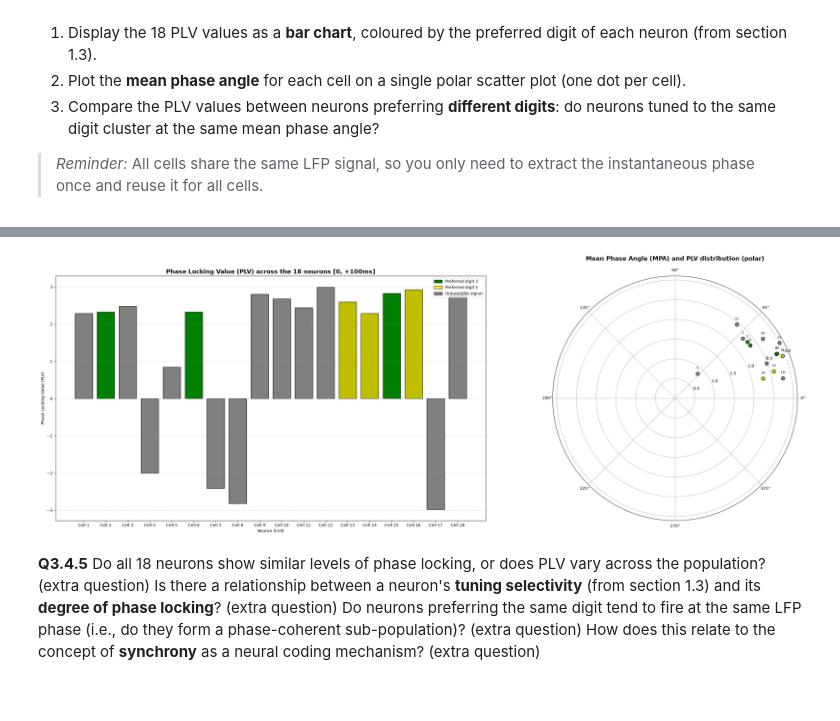
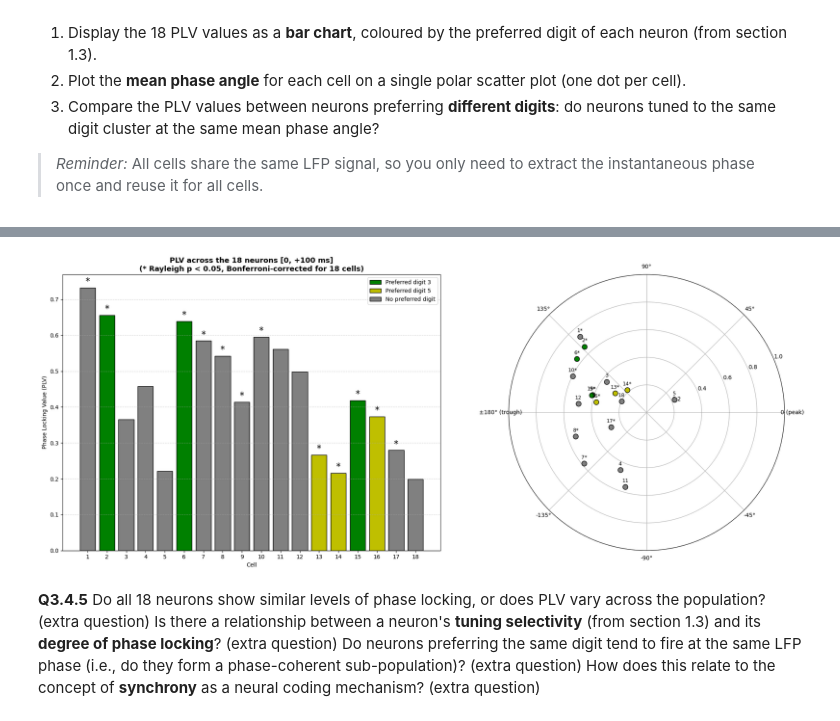
Before and after one commit to slerou/Group_1_HW_DataAnalysis_2026.ipynb, a Jupyter notebook: HW_SU_LFP_111026_student_2026.ipynb, the cells around one changed output, grey strips where cells are left out. Saved outputs shown, nothing was run; the diff lists cells and outputs as text; code cells hidden in the pictures.

```diff
--- a/HW_SU_LFP_111026_student_2026.ipynb
+++ b/HW_SU_LFP_111026_student_2026.ipynb
@@ -1101,13 +1089,14 @@ instantaneous_phase = np.angle(signal.hilbert(lfp_filtered))
 
 Cell_4_unit = unit_aligned[4]
 Cell_4_StimCond = cells[4]["StimCond"]
+Cell_4_onsets = Cell_4_StimCond[:, 0].astype(int) + 50 #touch time of each trial
 Stim_spike_phases = []
 
 for trial in range(len(Cell_4_StimCond)):
     window_spikes = Cell_4_unit[trial, 50:150]
     spike_times = np.where(window_spikes == 1)[0]
     for relative_time in spike_times:
-        absolute_sample = stim_onset + relative_time
+        absolute_sample = Cell_4_onsets[trial] + relative_time
         if 0 <= absolute_sample < len(instantaneous_phase):
             Stim_spike_phases.append(instantaneous_phase[absolute_sample])
 
@@ -1132,6 +1121,9 @@ ax.annotate('', xy=(MPA_stim, arrow_length), xytext=(0,0),arrowprops=dict(faceco
 ax.set_title(f'Cell 4: Spike Phase Distribution [0, +100ms]\nPLV = {PLV_stim:.3f}, MPA'
              f' = {MPA_stim:.2f} rad ({np.degrees(MPA_stim):.1f}°), N = {N_stim}', fontsize=12, fontweight='bold', pad = 20)
 
+ticks = np.radians([0, 45, 90, 135, 180, 225, 270, 315])
+ax.set_xticks(ticks)
+ax.set_xticklabels(['0 (peak)', '45°', '90°', '135°', '±180° (trough)', '-135°', '-90°', '-45°'])
 plt.tight_layout()
 plt.show()
 print(f'Cell 4 [0, +100ms]: PLV = {PLV_stim:.4f}, MPA = {MPA_stim:.2f} rad ({np.degrees(MPA_stim):.1f}°), N = {N_stim} spikes')
@@ -1165,6 +1157,11 @@ Report the Z statistic, p-value, PLV, and number of spikes N for both windows.
 # %%
 baseline_spike_phases = []
 
+unit4_raw = np.array(cells[4]['Unit']).flatten() #raw spike train of cell 4
+for o in Cell_4_onsets:
+    if o - 100 >= 0:
+        for s in np.where(unit4_raw[o - 100:o] == 1)[0]: #spikes in [-100, 0 ms]
+            baseline_spike_phases.append(instantaneous_phase[o - 100 + s])
 
 def rayleigh_test(phases):
     phases = np.array(phases)
@@ -1177,8 +1174,7 @@ def rayleigh_test(phases):
     MPA = np.angle(mean_vector)
     R = np.abs(np.sum(complex_vector))
     z = (R**2) / N
-    p_value = np.exp(np.sqrt(1 + 4*N + 4*(N**2 - R**2)) - (1 + 2*N))
-    #p_value = np.exp(-z) * (1 + (2*z - z**2) / (4*N) - (24*z - 132*z**2 + 76*z**3 - 9*z**4)/(288*N**2))
+    p_value = np.exp(-z) * (1 + (2*z - z**2) / (4*N) - (24*z - 132*z**2 + 76*z**3 - 9*z**4) / (288*N**2))
     return N, MPA, PLV, z, p_value
 
 N_stim, MPA_stim, PLV_stim, z_stim, p_stim = rayleigh_test(Stim_spike_phases)
@@ -1210,54 +1206,73 @@ For each cell, compute the **PLV** during the stimulus response window [0, +100
 
 > *Reminder:* All cells share the same LFP signal, so you only need to extract the instantaneous phase once and reuse it for all cells.
 # %%
-import matplotlib.pyplot as plt
 from matplotlib.patches import Patch
+from scipy.signal import butter, sosfiltfilt, hilbert
 
-preferred_digit = {2: 3, 6: 3, 13: 5, 14: 5, 15: 3, 16: 5}
+#preferred_digit from 1.3 using the first approach : the preferred digit is different to at least one other digit
 digit_colors = {2: 'r', 3: 'g', 4: 'b', 5: 'y', 'untuned': 'gray'}
-plv_all, mpa_all, bar_colors = [], [], []
+sos_delta = butter(3, [1, 3], btype='bandpass', fs=1000, output='sos') #same delta filter as in 3.4.2
+
+plv_all, mpa_all, n_all, p_all, bar_colors = [], [], [], [], []
 
 for cell in range(1, 19):
+    #phase computed from each cell's OWN LFP (since section 3.3 showed the LFP in this study is not shared by every cells)
+    lfp_cell = np.array(cells[cell]['LFP']).flatten()
+    phase_cell = np.angle(hilbert(sosfiltfilt(sos_delta, lfp_cell)))
+
     unit_cell = unit_aligned[cell]
     stim_cond = cells[cell]["StimCond"]
-    trs, ts = np.where(unit_cell[:, 50:150] == 1)
+    trs, ts = np.where(unit_cell[:, 50:150] == 1) #spikes in [0, +100 ms]: trial number and time in the window
     c_phases = []
 
     for tr, t in zip(trs, ts):
-        abs_sample = int(stim_cond[tr, 0]) + 50 + t
-        if 0 <= abs_sample < len(instantaneous_phase):
-            c_phases.append(instantaneous_phase[abs_sample])
-    N_cell, plv_val, mpa_val, _, _ = rayleigh_test(c_phases)
+        abs_sample = int(stim_cond[tr, 0]) + 50 + t #position of the spike in the whole recording
+        if 0 <= abs_sample < len(phase_cell):
+            c_phases.append(phase_cell[abs_sample])
+
+    N_cell, mpa_val, plv_val, z_val, p_val = rayleigh_test(c_phases) #same order as the function returns
     plv_all.append(plv_val)
     mpa_all.append(mpa_val)
+    n_all.append(N_cell)
+    p_all.append(p_val)
+    print(f'Cell {cell:2d}: N = {N_cell:4d}, PLV = {plv_val:.3f}, MPA = {mpa_val:.2f} rad, p = {p_val:.3g}')
 
     pref_digit = preferred_digit.get(cell, 'untuned')
     bar_colors.append(digit_colors[pref_digit])
 
-fig = plt.figure(figsize=(30, 10)) #displaying the two plots
 
-ax1 = fig.add_subplot(121) #first panel : PLV
-cells_label = [f'Cell {i}' for i in range(1, 19)]
-ax1.bar(cells_label, plv_all, color=bar_colors, edgecolor='black', alpha=1)
-ax1.set_xlabel('Neuron (Cell)')
+fig = plt.figure(figsize=(20, 8))
+
+#first panel: PLV of each cell, coloured by preferred digit
+ax1 = fig.add_subplot(121)
+cells_label = [str(i) for i in range(1, 19)]
+ax1.bar(cells_label, plv_all, color=bar_colors, edgecolor='black')
+alpha_corr = 0.05 / 18 #Bonferroni correction for 18 cells
+for i in range(18):
+    if p_all[i] < alpha_corr:
+        ax1.text(i, plv_all[i] + 0.01, '*', ha='center', fontsize=16) #star = significant after Bonferroni correction
+ax1.set_xlabel('Cell')
 ax1.set_ylabel('Phase Locking Value (PLV)')
-ax1.set_title('Phase Locking Value (PLV) across the 18 neurons [0, +100ms]', fontsize=15, fontweight='bold')
+ax1.set_title('PLV across the 18 neurons [0, +100 ms]\n(* Rayleigh p < 0.05)', fontsize=13, fontweight='bold')
 ax1.grid(axis='y', linestyle='--', alpha=0.5)
-legend_elements = [
-    Patch(facecolor='green', edgecolor='black',
-          label='Preferred digit 3'),
-    Patch(facecolor='yellow', edgecolor='black', label='Preferred digit 5'),
-    Patch(facecolor='gray', edgecolor='black', label='Untuned/No signal'),]
-ax1.legend(handles=legend_elements, loc='upper right', fontsize=10)
 
+legend_elements = [Patch(facecolor=digit_colors[d], edgecolor='black', label=f'Preferred digit {d}')
+                   for d in sorted(set(preferred_digit.values()))]
+legend_elements.append(Patch(facecolor='gray', edgecolor='black', label='No preferred digit'))
+ax1.legend(handles=legend_elements, loc='upper right')
 
-ax2 = fig.add_subplot(122, polar=True) #second panel : polar scatter plot
-for idx, cell in enumerate(range(1, 19)):
-    if plv_all[idx] > 0:
-        ax2.scatter(mpa_all[idx], plv_all[idx], color=bar_colors[idx], s=80, edgecolor='black', zorder=3)
-        ax2.annotate(f'{cell}', (mpa_all[idx], plv_all[idx]), textcoords="offset points", xytext=(0, 10), ha='center', va='bottom', fontsize=8)
-
-ax2.set_title('Mean Phase Angle (MPA) and PLV distribution (polar)', fontsize = 15, fontweight='bold', pad = 20)
+#second panel: mean phase angle (direction) and PLV (distance from centre) of each cell
+ax2 = fig.add_subplot(122, polar=True)
+for i, cell in enumerate(range(1, 19)):
+    if n_all[i] > 0: #cells without spikes in the window have no phase
+        label = f'{cell}*' if p_all[i] < alpha_corr else str(cell) #star = significant after Bonferroni correction
+        ax2.scatter(mpa_all[i], plv_all[i], color=bar_colors[i], s=80, edgecolor='black', zorder=3)
+        ax2.annotate(label, (mpa_all[i], plv_all[i]), textcoords='offset points',
+                     xytext=(0, 8), ha='center', fontsize=9)
+ax2.set_ylim(0, 1) #PLV goes from 0 to 1
+ax2.set_xticks(np.radians([0, 45, 90, 135, 180, 225, 270, 315]))
+ax2.set_xticklabels(['0 (peak)', '45°', '90°', '135°', '±180° (trough)', '-135°', '-90°', '-45°'])
+ax1.set_title('PLV across the 18 neurons [0, +100 ms]\n(* Rayleigh p < 0.05, Bonferroni-corrected for 18 cells)', fontsize=13, fontweight='bold')
 
 plt.tight_layout()
 plt.show()
@@ -1265,4 +1298,4 @@ plt.show()
-[figure, old version]
+[figure, new version]
 # %% [markdown]
 **Q3.4.5** Do all 18 neurons show similar levels of phase locking, or does PLV vary across the population?  (extra question)
 Is there a relationship between a neuron's **tuning selectivity** (from section 1.3) and its **degree of phase locking**?   (extra question)
```
Also changed, not shown: parts of 19 cells of this notebook.
